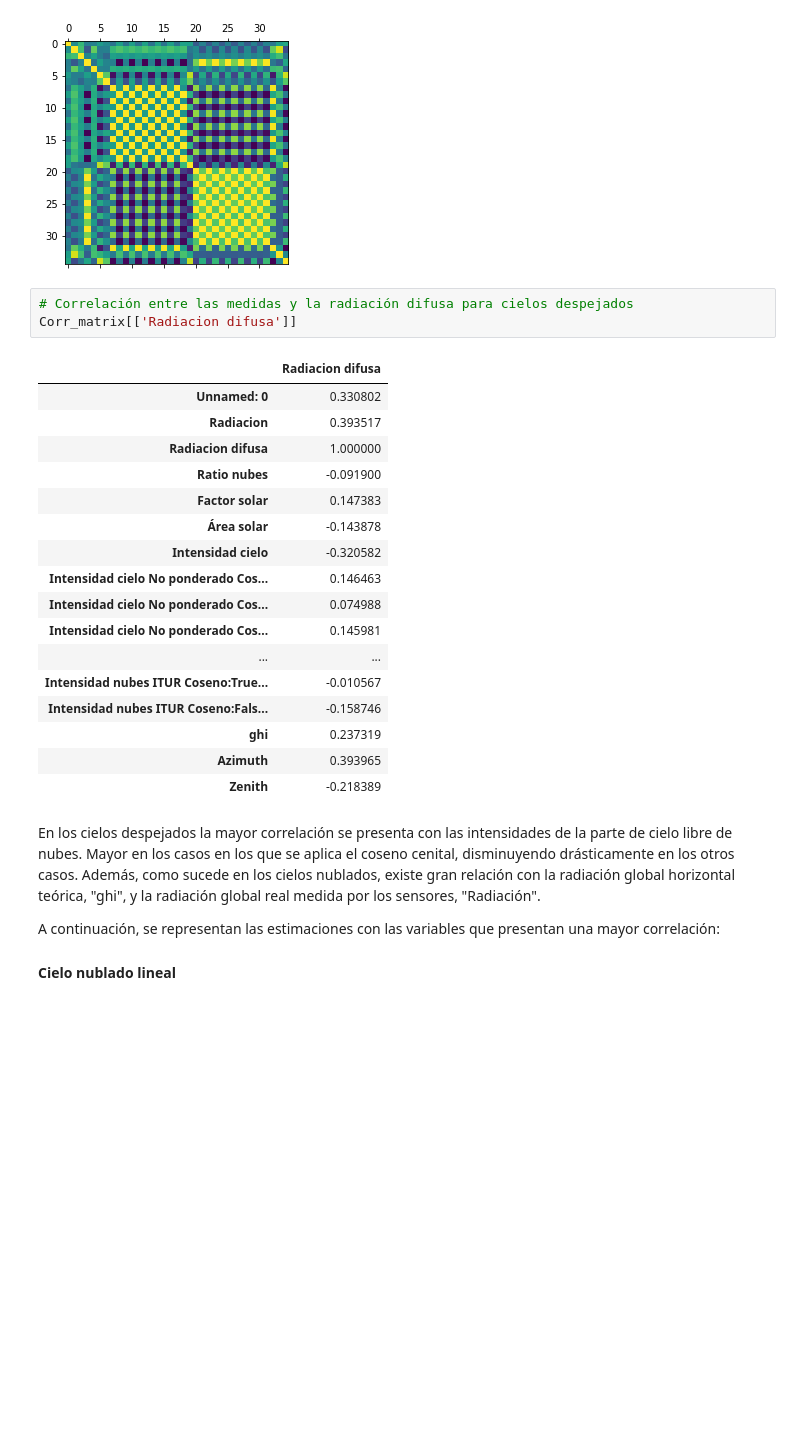
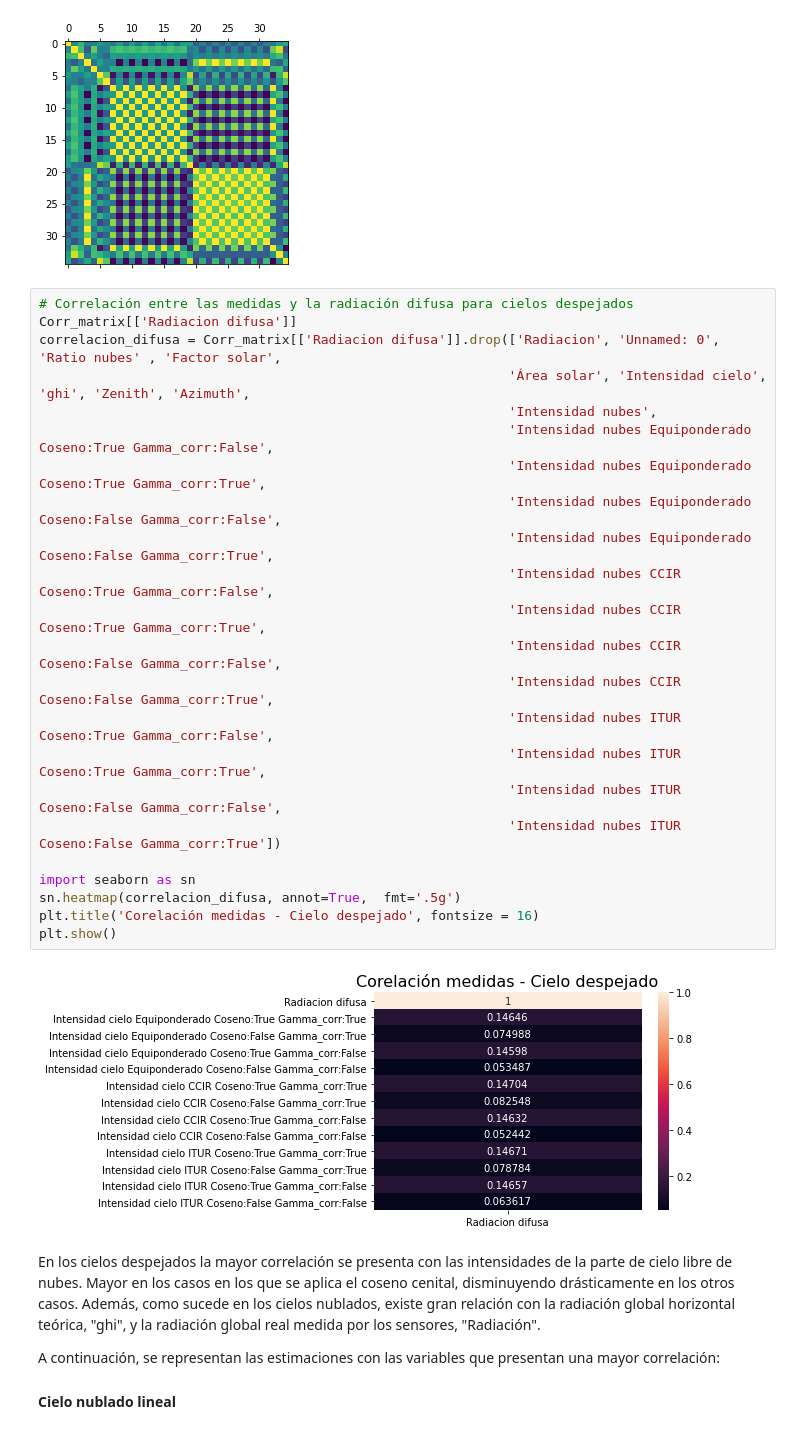
Before and after one commit to isi-ies-group/TFG-Camara-cielo, a Jupyter notebook: informe_5.ipynb, the cells around one changed output. Cells and saved outputs as stored; diff of their text form; blank space fills up the shorter version.

```diff
--- a/informe_5.ipynb
+++ b/informe_5.ipynb
@@ -197,27 +201,31 @@ plt.matshow(Corr_matrix)
 plt.show()
 # %% [output]
 [figure]
-# %%
-# Correlación entre las medidas y la radiación difusa para cielos despejados
-Corr_matrix[['Radiacion difusa']]
-# %% [output]
-|  | Radiacion difusa |
-| Unnamed: 0 | 0.330802 |
-| Radiacion | 0.393517 |
-| Radiacion difusa | 1.000000 |
-| Ratio nubes | -0.091900 |
-| Factor solar | 0.147383 |
-| Área solar | -0.143878 |
-| Intensidad cielo | -0.320582 |
-| Intensidad cielo No ponderado Cos... | 0.146463 |
-| Intensidad cielo No ponderado Cos... | 0.074988 |
-| Intensidad cielo No ponderado Cos... | 0.145981 |
-| ... | ... |
-| Intensidad nubes ITUR Coseno:True... | -0.010567 |
-| Intensidad nubes ITUR Coseno:Fals... | -0.158746 |
-| ghi | 0.237319 |
-| Azimuth | 0.393965 |
-| Zenith | -0.218389 |
+# %%
+# Correlación entre las medidas y la radiación difusa para cielos despejados
+Corr_matrix[['Radiacion difusa']]
+correlacion_difusa = Corr_matrix[['Radiacion difusa']].drop(['Radiacion', 'Unnamed: 0', 'Ratio nubes' , 'Factor solar',
+                                                            'Área solar', 'Intensidad cielo', 'ghi', 'Zenith', 'Azimuth',
+                                                            'Intensidad nubes',
+                                                            'Intensidad nubes Equiponderado Coseno:True Gamma_corr:False',
+                                                            'Intensidad nubes Equiponderado Coseno:True Gamma_corr:True',
+                                                            'Intensidad nubes Equiponderado Coseno:False Gamma_corr:False',
+                                                            'Intensidad nubes Equiponderado Coseno:False Gamma_corr:True',
+                                                            'Intensidad nubes CCIR Coseno:True Gamma_corr:False',
+                                                            'Intensidad nubes CCIR Coseno:True Gamma_corr:True',
+                                                            'Intensidad nubes CCIR Coseno:False Gamma_corr:False',
+                                                            'Intensidad nubes CCIR Coseno:False Gamma_corr:True',
+                                                            'Intensidad nubes ITUR Coseno:True Gamma_corr:False',
+                                                            'Intensidad nubes ITUR Coseno:True Gamma_corr:True',
+                                                            'Intensidad nubes ITUR Coseno:False Gamma_corr:False',
+                                                            'Intensidad nubes ITUR Coseno:False Gamma_corr:True'])
+
+import seaborn as sn
+sn.heatmap(correlacion_difusa, annot=True,  fmt='.5g')
+plt.title('Corelación medidas - Cielo despejado', fontsize = 16)
+plt.show()
+# %% [output]
+[figure, added]
 # %% [markdown]
 En los cielos despejados la mayor correlación se presenta con las intensidades de la parte de cielo libre de nubes. Mayor en los casos en los que se aplica el coseno cenital, disminuyendo drásticamente en los otros casos. Además, como sucede en los cielos nublados, existe gran relación con la radiación global  horizontal teórica, "ghi", y la radiación global real medida por los sensores, "Radiación".
 
```
Also changed, not shown: parts of 3 cells of this notebook, 5 other files.
